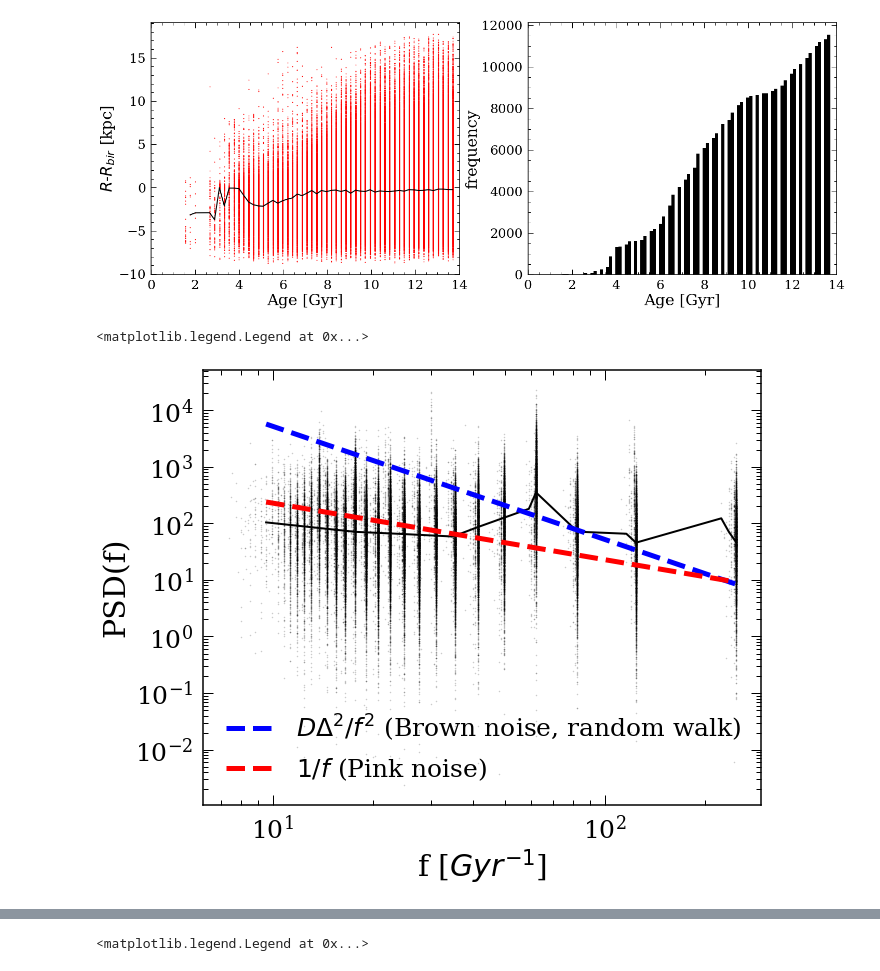
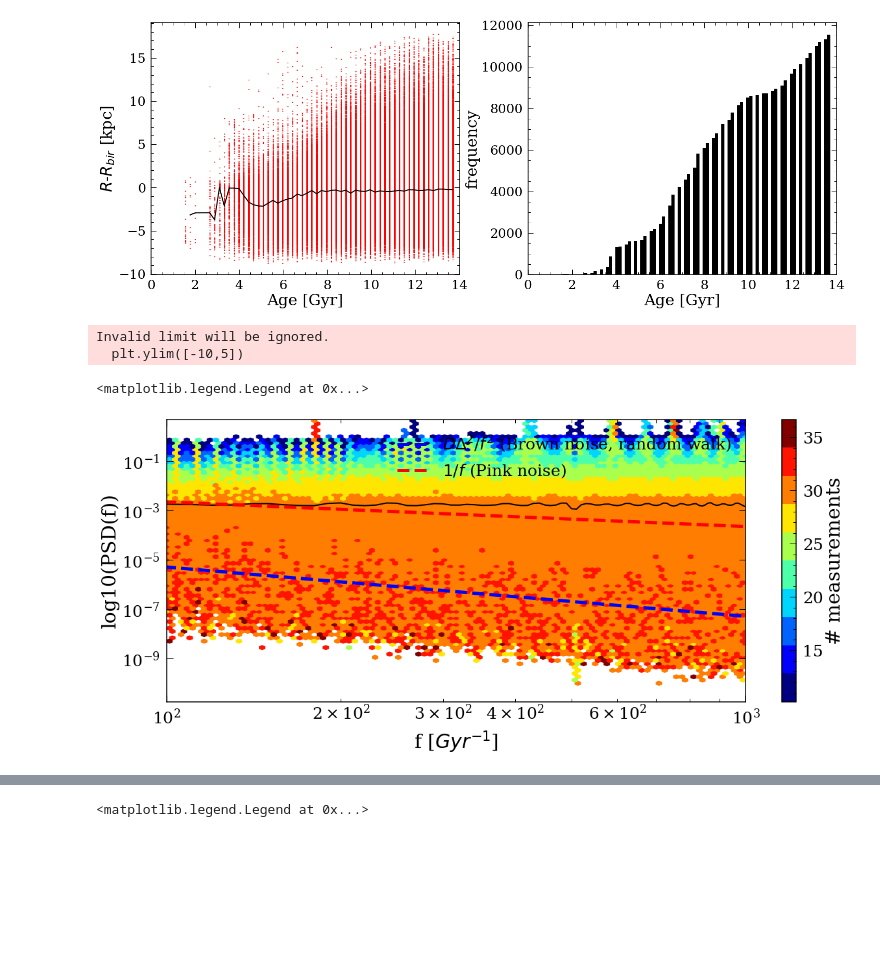
Before and after one commit to lyx12311/Subdiffusion, a Jupyter notebook: SimulationPSD.ipynb, the cells around one changed output, grey strips where cells are left out. Drawn from its saved outputs; the diff is of its cells as text; code cells hidden in the pictures; blank space fills up the shorter version.

```diff
--- a/SimulationPSD.ipynb
+++ b/SimulationPSD.ipynb
@@ -78,9 +76,10 @@ def SlideMed(age, dr, window, slide):
 # get PSD for each star
 xfs = np.zeros(0)
 PSDs = np.zeros(0)
+nums = np.zeros(0)
+ages_PSD = np.array([agelookup[j] for j in snaps])
 
-ages_PSD = np.array([agelookup[j] for j in snaps])
-numb = np.zeros(len(IDs))
+freqs = np.linspace(0.1,1e3,1000)
 for i in trange(len(IDs)):
     data_star = data.loc[data['iord']==IDs[i]]
 
@@ -90,13 +89,12 @@ for i in trange(len(IDs)):
     m = (drs==drs)
     age, drs = ages_PSD[m], drs[m]
 
-    numb[i] = len(age)
-    if len(age)<40:
+    if len(age)<10:
         continue
+
     # do fft
-    N = len(age)
-    T = max(age)/N
-    yf = fft(drs)
-    xfs = np.append(xfs,fftfreq(N, T)[:N//2])
-    FFTp = 2.0/N * np.abs(yf[0:N//2])
+    power = LombScargle(age, drs).power(freqs)
+    xfs = np.append(xfs,freqs)
+    FFTp = np.array(power, dtype=float)
     PSDs = np.append(PSDs, FFTp**2)
+    nums = np.append(nums, len(age)*np.ones(len(FFTp)))
@@ -160,24 +120,31 @@ plt.tight_layout()
 [figure]
 # %%
 m = (PSDs==PSDs)
-xfs, PSDs = xfs[m], PSDs[m]
+xfs, PSDs, nums = xfs[m], PSDs[m], nums[m]
 # %%
 # do every star
-plt.figure(figsize=(10,8))
-plt.loglog(np.array(xfs), np.array(PSDs), 'k.', markersize=1,alpha=0.2)
+plt.figure(figsize=(20,8))
+cmap = plt.cm.get_cmap('jet',10)
+plt.hexbin(np.array(xfs), np.array(PSDs), C = np.array(nums), yscale='log', xscale='log', extent=(2,3,-10,5),
+          mincnt = 10, gridsize=100, cmap=cmap)
 xfs_smooth, PSDs_smooth = SlideMed(xfs, PSDs, 10, 10)
 plt.loglog(xfs_smooth, PSDs_smooth, 'k-')
-#plt.ylim([1,1e4])
 plt.xlabel('f [$Gyr^{-1}$]')
-plt.ylabel('PSD(f)')
+plt.ylabel('log10(PSD(f))')
+plt.xlim([100,1000])
+plt.ylim([-10,5])
+cb = plt.colorbar()
+cb.set_label('# measurements')
 
-A2 = 1e7
-A1 = 1e4
+A2 = 1
+A1 = 1
 plt.plot(xfs_smooth, A2*np.mean(np.diff(ages))**2/xfs_smooth**2, 'b--',label='$DΔ^2/f^2$ (Brown noise, random walk)',linewidth=5)
 plt.plot(xfs_smooth, A1*np.mean(np.diff(ages))/xfs_smooth, 'r--',label='$1/f$ (Pink noise)',linewidth=5)
 
 plt.legend()
 # %% [output]
-<matplotlib.legend.Legend at 0x...>
+Invalid limit will be ignored.
+  plt.ylim([-10,5])
+<matplotlib.legend.Legend at 0x...>
-[figure, old version]
+[figure, new version]
 # %%
```
Also changed, not shown: parts of 20 cells of this notebook, 1 other file.
